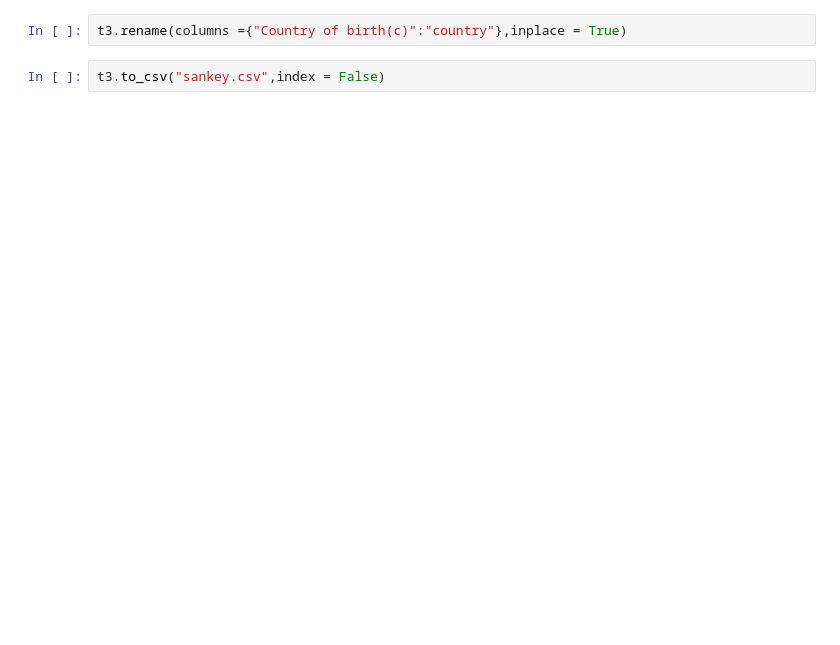
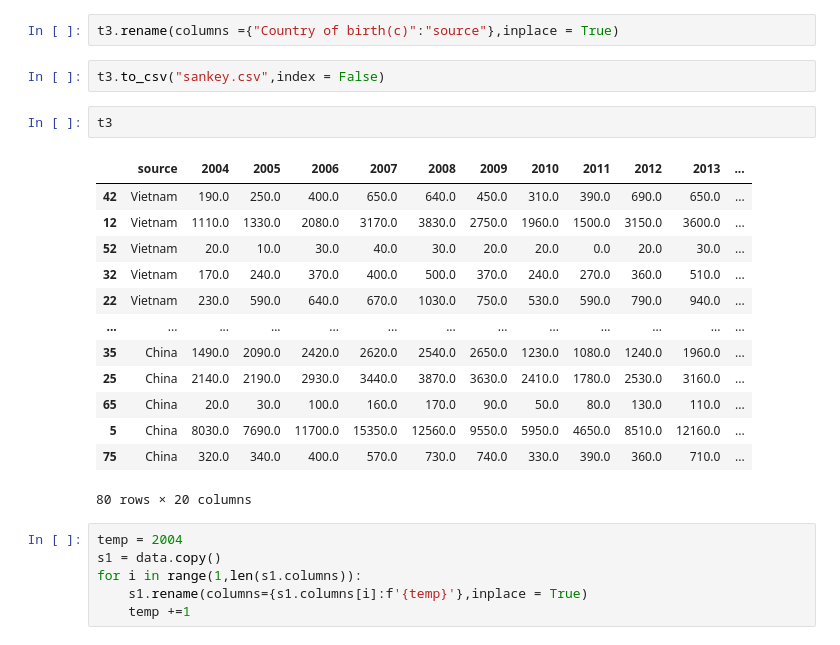
Before and after one commit to checkiejan/Data-Processing, a Jupyter notebook: Sankey.ipynb, the cells around one changed output. Saved outputs shown, nothing was run; the diff lists cells and outputs as text; blank space fills up the shorter version.

```diff
--- a/Sankey.ipynb
+++ b/Sankey.ipynb
@@ -221,6 +215,28 @@ t3
 | 75 | China | 320.0 | 340.0 | 400.0 | 570.0 | 730.0 | 740.0 | 330.0 | 390.0 | 360.0 | ... |
 80 rows × 20 columns
 # %%
-t3.rename(columns ={"Country of birth(c)":"country"},inplace = True)
+t3.rename(columns ={"Country of birth(c)":"source"},inplace = True)
 # %%
 t3.to_csv("sankey.csv",index = False)
+# %%
+t3
+# %% [output]
+|  | source | 2004 | 2005 | 2006 | 2007 | 2008 | 2009 | 2010 | 2011 | 2012 | 2013 | ... |
+| 42 | Vietnam | 190.0 | 250.0 | 400.0 | 650.0 | 640.0 | 450.0 | 310.0 | 390.0 | 690.0 | 650.0 | ... |
+| 12 | Vietnam | 1110.0 | 1330.0 | 2080.0 | 3170.0 | 3830.0 | 2750.0 | 1960.0 | 1500.0 | 3150.0 | 3600.0 | ... |
+| 52 | Vietnam | 20.0 | 10.0 | 30.0 | 40.0 | 30.0 | 20.0 | 20.0 | 0.0 | 20.0 | 30.0 | ... |
+| 32 | Vietnam | 170.0 | 240.0 | 370.0 | 400.0 | 500.0 | 370.0 | 240.0 | 270.0 | 360.0 | 510.0 | ... |
+| 22 | Vietnam | 230.0 | 590.0 | 640.0 | 670.0 | 1030.0 | 750.0 | 530.0 | 590.0 | 790.0 | 940.0 | ... |
+| ... | ... | ... | ... | ... | ... | ... | ... | ... | ... | ... | ... | ... |
+| 35 | China | 1490.0 | 2090.0 | 2420.0 | 2620.0 | 2540.0 | 2650.0 | 1230.0 | 1080.0 | 1240.0 | 1960.0 | ... |
+| 25 | China | 2140.0 | 2190.0 | 2930.0 | 3440.0 | 3870.0 | 3630.0 | 2410.0 | 1780.0 | 2530.0 | 3160.0 | ... |
+| 65 | China | 20.0 | 30.0 | 100.0 | 160.0 | 170.0 | 90.0 | 50.0 | 80.0 | 130.0 | 110.0 | ... |
+| 5 | China | 8030.0 | 7690.0 | 11700.0 | 15350.0 | 12560.0 | 9550.0 | 5950.0 | 4650.0 | 8510.0 | 12160.0 | ... |
+| 75 | China | 320.0 | 340.0 | 400.0 | 570.0 | 730.0 | 740.0 | 330.0 | 390.0 | 360.0 | 710.0 | ... |
+80 rows × 20 columns
+# %%
+temp = 2004
+s1 = data.copy()
+for i in range(1,len(s1.columns)):
+    s1.rename(columns={s1.columns[i]:f'{temp}'},inplace = True)
+    temp +=1
```
Also changed, not shown: parts of 21 cells of this notebook, 16 other files.
